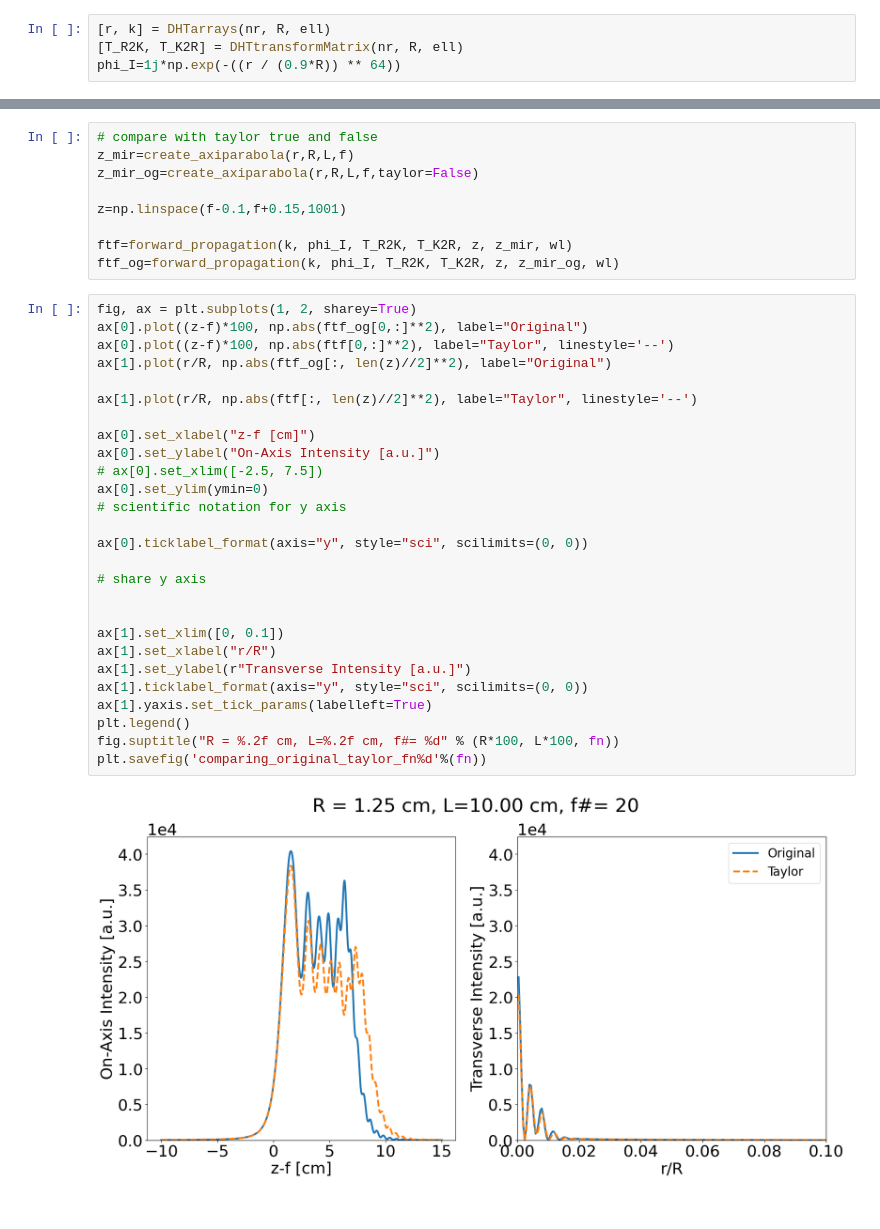
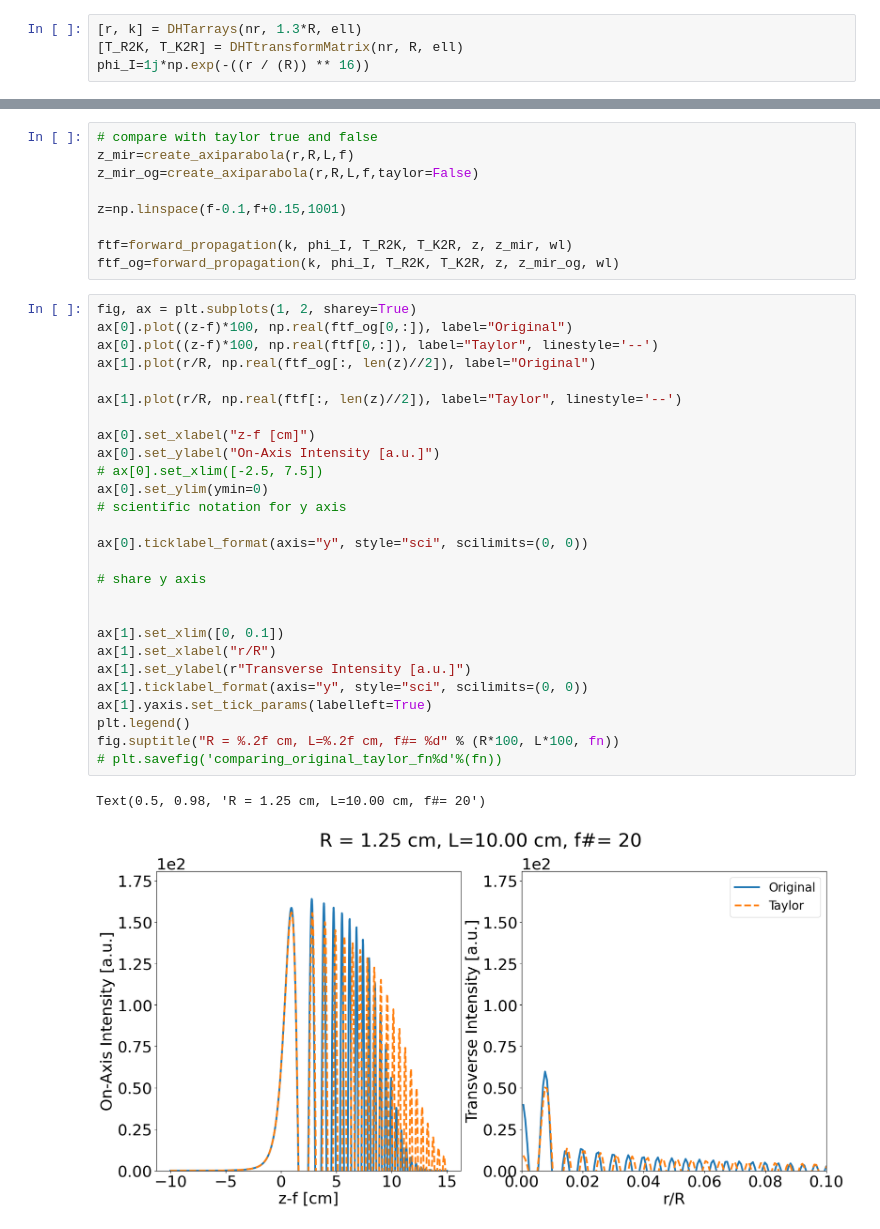
Before and after one commit to km0110/FF_Zernike, a Jupyter notebook: adjoint/axiconUR_change_L.ipynb, the cells around one changed output, grey strips where cells are left out. Saved outputs shown, nothing was run; the diff lists cells and outputs as text.

```diff
--- a/adjoint/axiconUR_change_L.ipynb
+++ b/adjoint/axiconUR_change_L.ipynb
@@ -97,9 +97,9 @@ print(R/nr < wf)
 12.732395447351628
 True
 # %%
-[r, k] = DHTarrays(nr, R, ell)
+[r, k] = DHTarrays(nr, 1.3*R, ell)
 [T_R2K, T_K2R] = DHTtransformMatrix(nr, R, ell)
-phi_I=1j*np.exp(-((r / (0.9*R)) ** 64))
+phi_I=1j*np.exp(-((r / (R)) ** 16))
 # %%
 #plot phi_I
 plt.figure()
@@ -201,30 +201,31 @@ ftf=forward_propagation(k, phi_I, T_R2K, T_K2R, z, z_mir, wl)
 ftf_og=forward_propagation(k, phi_I, T_R2K, T_K2R, z, z_mir_og, wl)
 # %%
 fig, ax = plt.subplots(1, 2, sharey=True)
-ax[0].plot((z-f)*100, np.abs(ftf_og[0,:]**2), label="Original")
-ax[0].plot((z-f)*100, np.abs(ftf[0,:]**2), label="Taylor", linestyle='--')
-ax[1].plot(r/R, np.abs(ftf_og[:, len(z)//2]**2), label="Original")
+ax[0].plot((z-f)*100, np.real(ftf_og[0,:]), label="Original")
+ax[0].plot((z-f)*100, np.real(ftf[0,:]), label="Taylor", linestyle='--')
+ax[1].plot(r/R, np.real(ftf_og[:, len(z)//2]), label="Original")
 
-ax[1].plot(r/R, np.abs(ftf[:, len(z)//2]**2), label="Taylor", linestyle='--')
+ax[1].plot(r/R, np.real(ftf[:, len(z)//2]), label="Taylor", linestyle='--')
 
 ax[0].set_xlabel("z-f [cm]")
 ax[0].set_ylabel("On-Axis Intensity [a.u.]")
 # ax[0].set_xlim([-2.5, 7.5])
 ax[0].set_ylim(ymin=0)
 # scientific notation for y axis
 
 ax[0].ticklabel_format(axis="y", style="sci", scilimits=(0, 0))
 
 # share y axis
 
 
 ax[1].set_xlim([0, 0.1])
 ax[1].set_xlabel("r/R")
 ax[1].set_ylabel(r"Transverse Intensity [a.u.]")
 ax[1].ticklabel_format(axis="y", style="sci", scilimits=(0, 0))
 ax[1].yaxis.set_tick_params(labelleft=True)
 plt.legend()
 fig.suptitle("R = %.2f cm, L=%.2f cm, f#= %d" % (R*100, L*100, fn))
-plt.savefig('comparing_original_taylor_fn%d'%(fn))
+# plt.savefig('comparing_original_taylor_fn%d'%(fn))
 # %% [output]
+Text(0.5, 0.98, 'R = 1.25 cm, L=10.00 cm, f#= 20')
-[figure, old version]
+[figure, new version]
```
Also changed, not shown: parts of 3 cells of this notebook, 4 other files.
